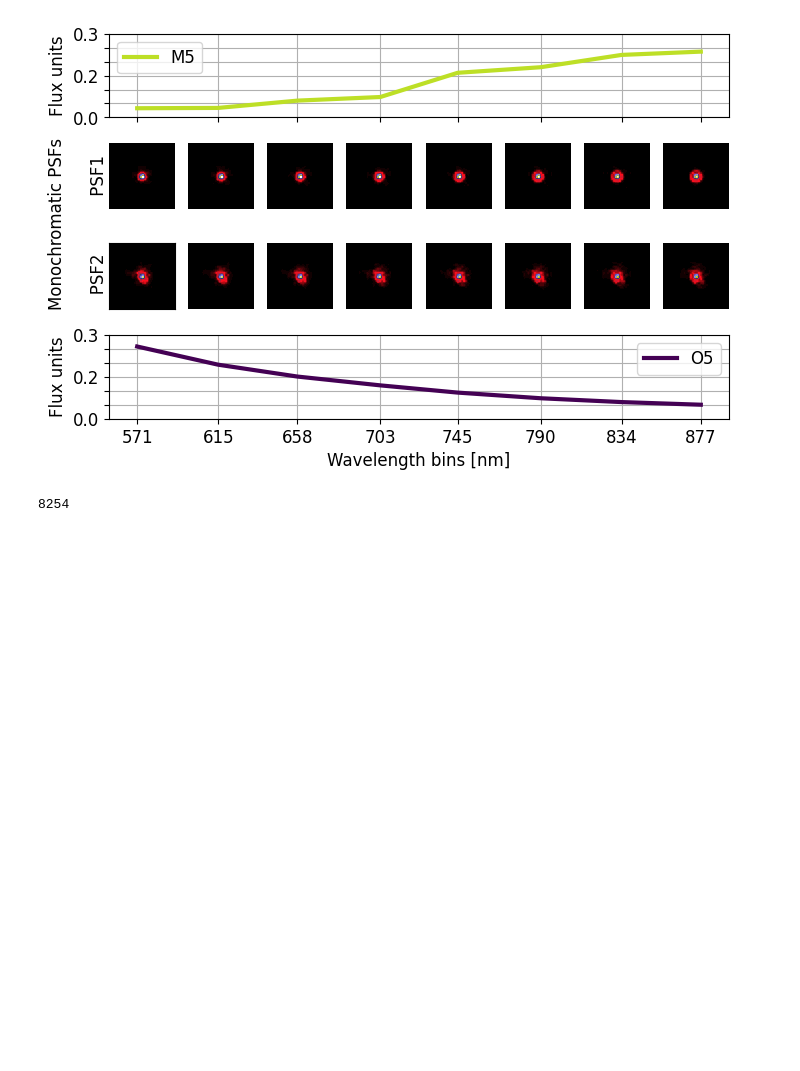
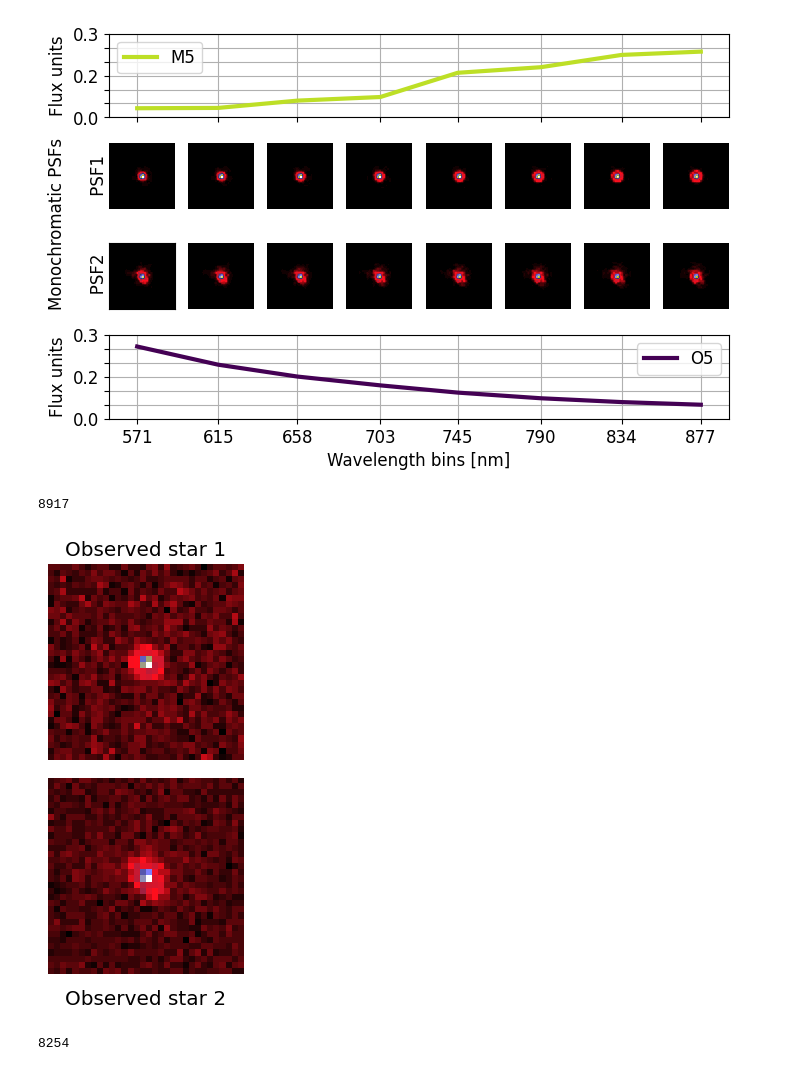
Before and after one commit to CentofantiEze/sed_spectral_classification, a Jupyter notebook: notebooks/data_generation/degeneracy_similarity-feat_plot.ipynb, the cells around one changed output. Drawn from its saved outputs; the diff is of its cells as text; code cells hidden in the pictures; blank space fills up the shorter version.

Commit message:
Generate new star observation figure.

```diff
--- a/notebooks/data_generation/degeneracy_similarity-feat_plot.ipynb
+++ b/notebooks/data_generation/degeneracy_similarity-feat_plot.ipynb
@@ -153,7 +153,9 @@ plt.savefig('../figures/similarity_features.pdf')
 plt.rcParams.update({'font.size': 12})
 
 idx = np.random.randint(0, dataset['parameters']['n_stars'])
-idx = 9289
+# idx = 9289
+# idx = 3870
+idx = 8917
 idx_2 = np.random.randint(0, dataset['parameters']['n_stars'])
 # idx_2 = 4927
 idx_2 = 8254
@@ -209,6 +211,28 @@ plt.grid()
 plt.savefig('../figures/SEDs_mono_psfs.pdf')
 # %% [output]
 [figure]
+# %%
+idx
+# %% [output]
+8917
+# %%
+# Plot the stars
+plt.rcParams.update({'font.size': 12})
+plt.figure(figsize=(3, 5))
+plt.subplot(2,1,1)
+plt.imshow(dataset['noisy_stars'][idx], cmap='gist_stern')
+plt.axis('off')
+plt.title('Observed star 1')
+plt.subplot(2,1,2)
+plt.imshow(dataset['noisy_stars'][idx_2], cmap='gist_stern')
+plt.axis('off')
+# put the title at the bottom of the plot
+plt.title('Observed star 2', y=-0.2)
+
+plt.tight_layout()
+plt.savefig('../figures/observed_degeneracy_stars.pdf')
+# %% [output]
+[figure, added]
 # %%
 idx_2
 # %% [output]
```
